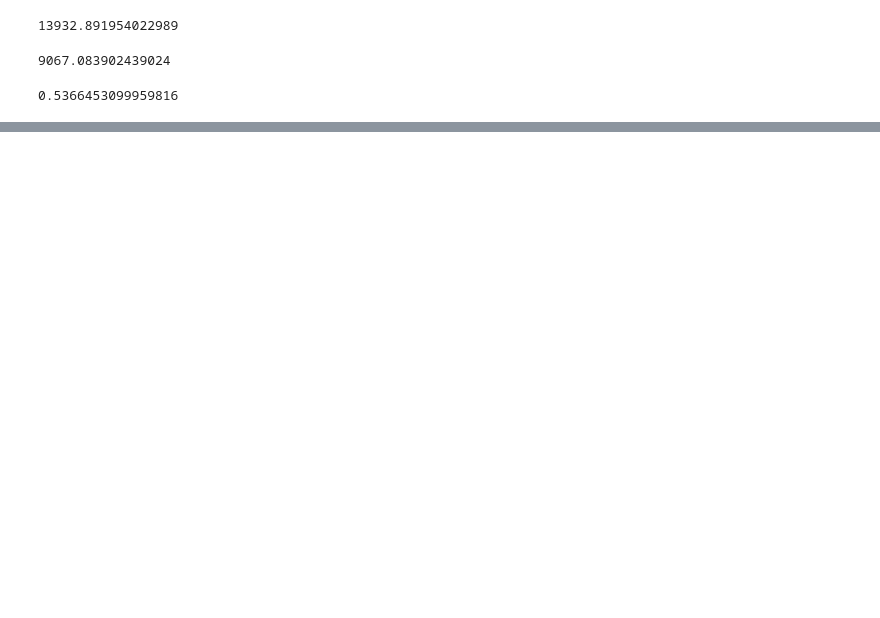
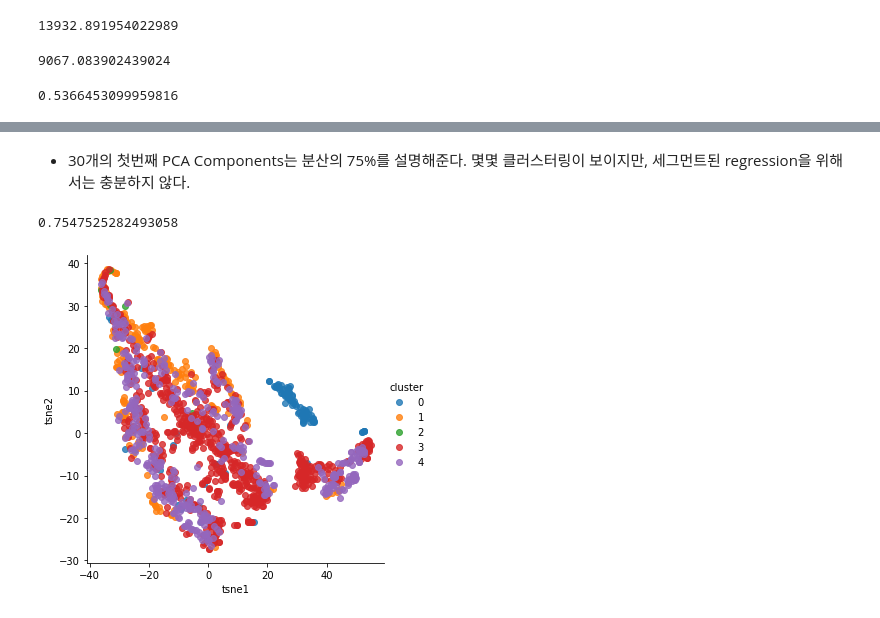
Before and after one commit to suhyun-cho/Dive-to-Kaggle, a Jupyter notebook: House-Prices/House Prices EDA.ipynb, the cells around one changed output, grey strips where cells are left out. Cells and saved outputs as stored; diff of their text form; code cells hidden in the pictures; blank space fills up the shorter version.

```diff
--- a/House-Prices/House Prices EDA.ipynb
+++ b/House-Prices/House Prices EDA.ipynb
@@ -822,0 +926,8 @@ standard['LotArea'].fillna(0.).mean()
+# %% [markdown]
+* 30개의 첫번째 PCA Components는 분산의 75%를 설명해준다.  몇몇 클러스터링이 보이지만, 세그먼트된 regression을 위해서는 충분하지 않다.
+# %%
+sns.lmplot(data=fr, x='tsne1', y='tsne2', hue='cluster', fit_reg=False)
+print(np.sum(pca.explained_variance_ratio_))
+# %% [output]
+0.7547525282493058
+[figure, added]
```
Also changed, not shown: parts of 24 cells of this notebook.
